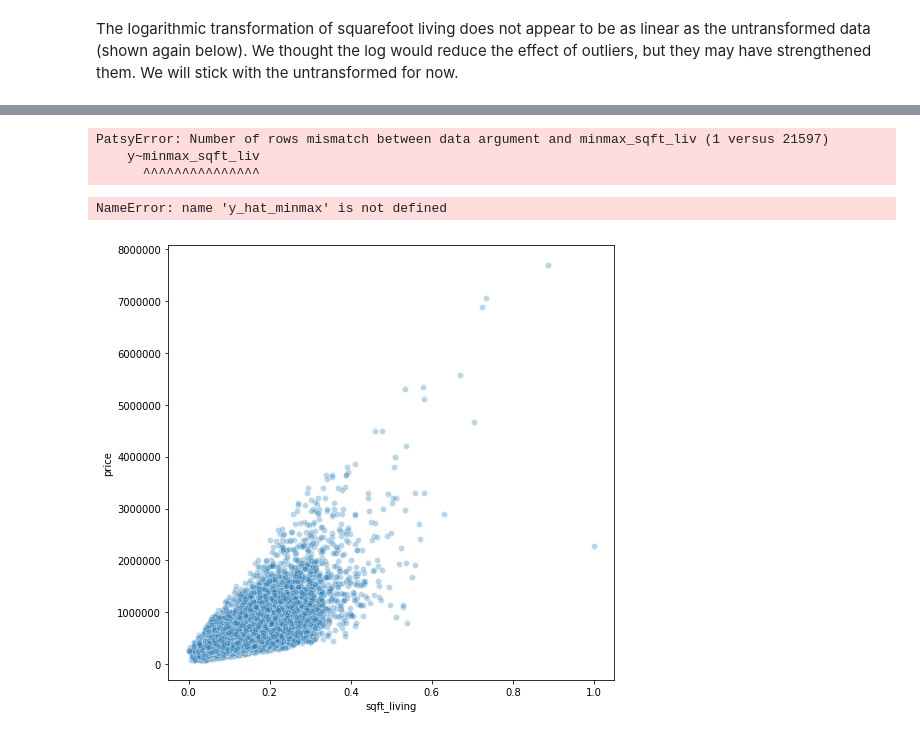
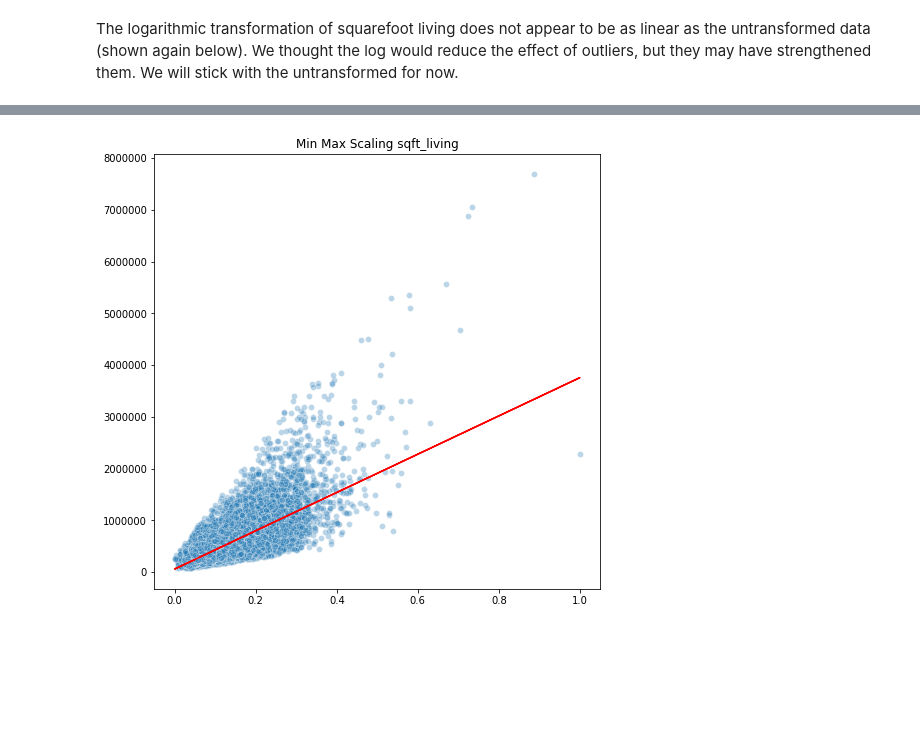
Before and after one commit to AlecMorgan/Housing-Price-Predictor, a Jupyter notebook: student.ipynb, the cells around one changed output, grey strips where cells are left out. Cells and saved outputs as stored; diff of their text form; code cells hidden in the pictures; blank space fills up the shorter version.

```diff
--- a/student.ipynb
+++ b/student.ipynb
@@ -233,15 +258,13 @@ model_minmax.summary()
-# %%
-y_hat_minmax = model_minmax.predict(minmax_sqft_liv)
-# %% [output]
-PatsyError: Number of rows mismatch between data argument and minmax_sqft_liv (1 versus 21597)
-    y~minmax_sqft_liv
-      ^^^^^^^^^^^^^^^
+# %%
+linreg_minmax = LinearRegression()
+linreg_minmax.fit(minmax_sqft_liv.reshape(-1, 1), y.reshape(-1, 1))
+
+y_hat_minmax = linreg_minmax.predict(minmax_sqft_liv.reshape(-1,1))
 # %%
 plt.figure(figsize=(8, 8))
 sns.scatterplot(minmax_sqft_liv, y, alpha=0.3)
 plt.plot(minmax_sqft_liv, y_hat_minmax, color='red')
-plt.title('Nontransformed sqft_living')
+plt.title('Min Max Scaling sqft_living')
 plt.show()
 # %% [output]
-NameError: name 'y_hat_minmax' is not defined
-[figure, old version]
+[figure, new version]
```
Also changed, not shown: parts of 16 cells of this notebook.
